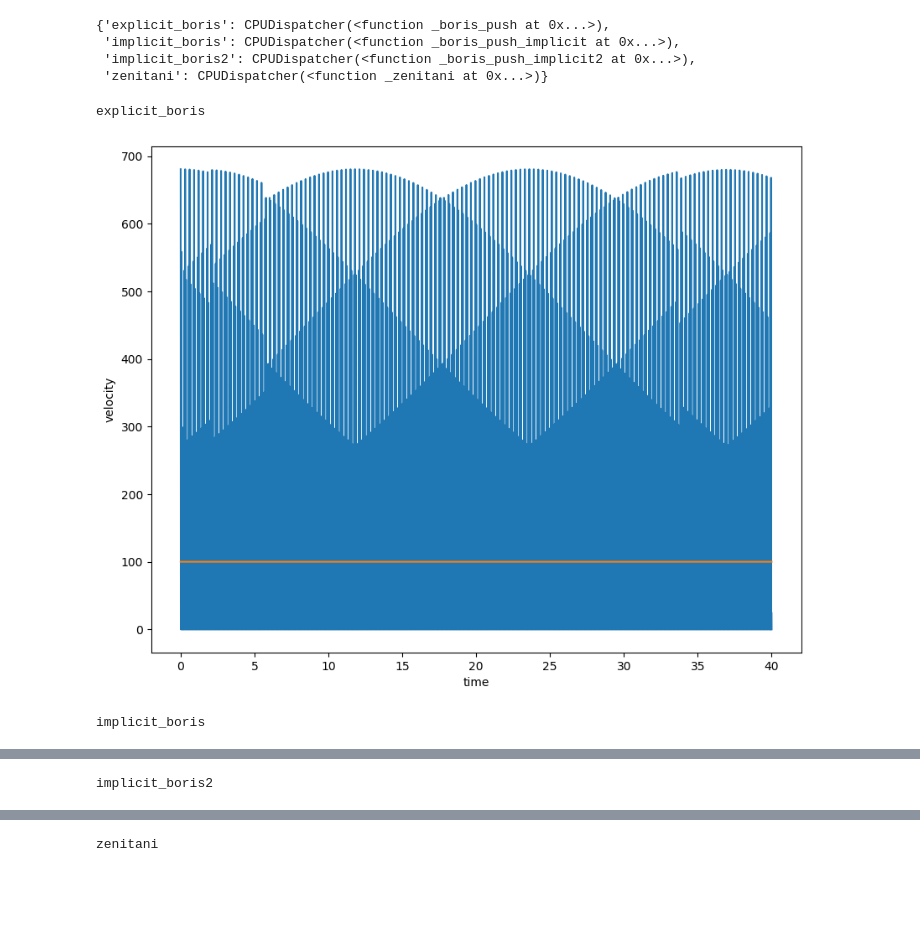
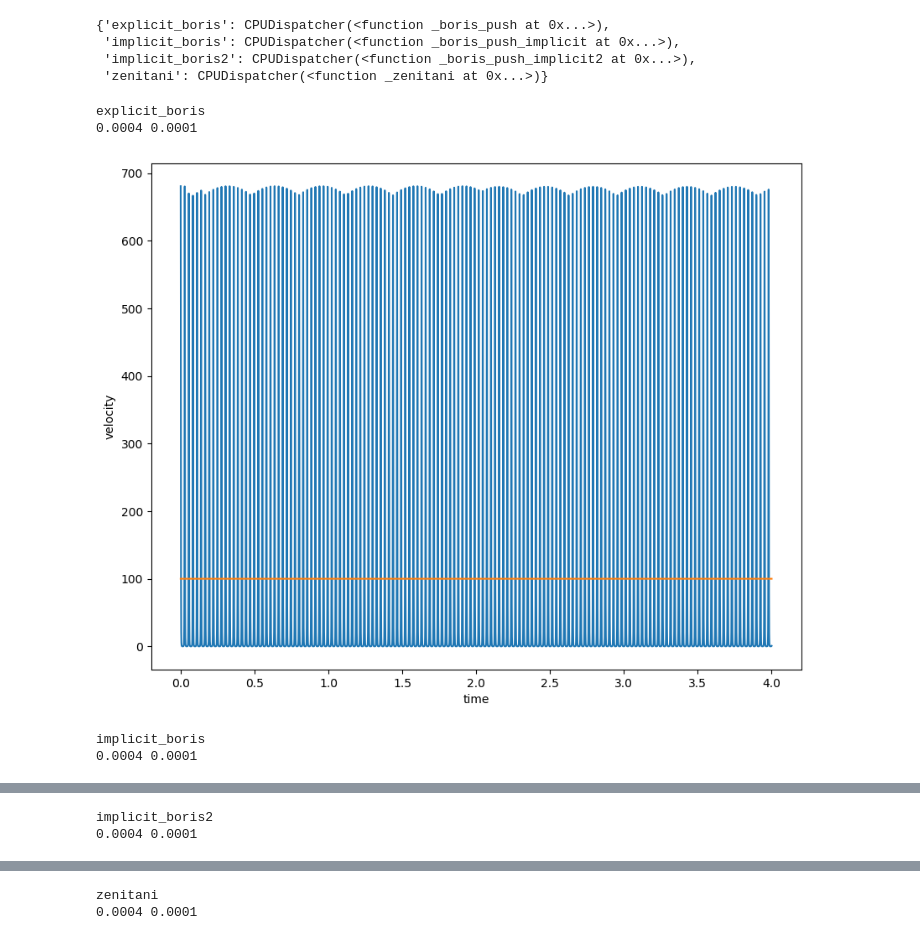
Before and after one commit to PlasmaPy/PlasmaPy, a Jupyter notebook: notebooks/ParticlesAroundLoop.ipynb, the cells around one changed output, grey strips where cells are left out. Drawn from its saved outputs; the diff is of its cells as text; code cells hidden in the pictures; blank space fills up the shorter version.

```diff
--- a/notebooks/ParticlesAroundLoop.ipynb
+++ b/notebooks/ParticlesAroundLoop.ipynb
@@ -36,16 +36,18 @@ sim_single.integrators
 # %%
 solutions = {}
 for push in sim_single.integrators:
     print(push)
-    solution = sim_single.run(40 * u.s, 1e-4 * u.s, snapshot_steps=5000, pusher=push)
+    solution = sim_single.run(4 * u.s, 1e-4 * u.s, snapshot_steps=10000, pusher=push)
     solutions[push] = solution
 #     fig = pyvista.Plotter()
 #     solution.visualize(fig)
 #     fig.show()
     (solution.B**2).sum(dim=['particle','dimension']).plot.line()
     np.sqrt((solution.velocity**2).sum(dim=['particle','dimension'])).plot.line()
     plt.show()
 # %% [output]
 explicit_boris
+0.0004 0.0001
-[figure, old version]
+[figure, new version]
 implicit_boris
+0.0004 0.0001
@@ -53 +55,2 @@ implicit_boris
 implicit_boris2
+0.0004 0.0001
@@ -55 +58,2 @@ implicit_boris2
 zenitani
+0.0004 0.0001
```
Also changed, not shown: parts of 11 cells of this notebook, 6 other files.
